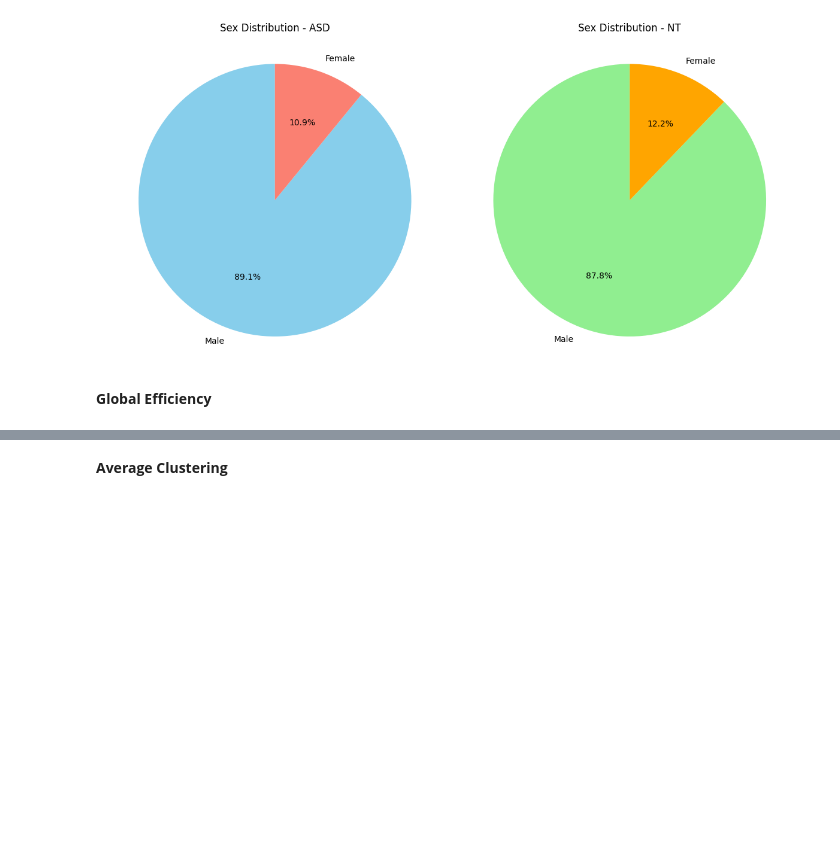
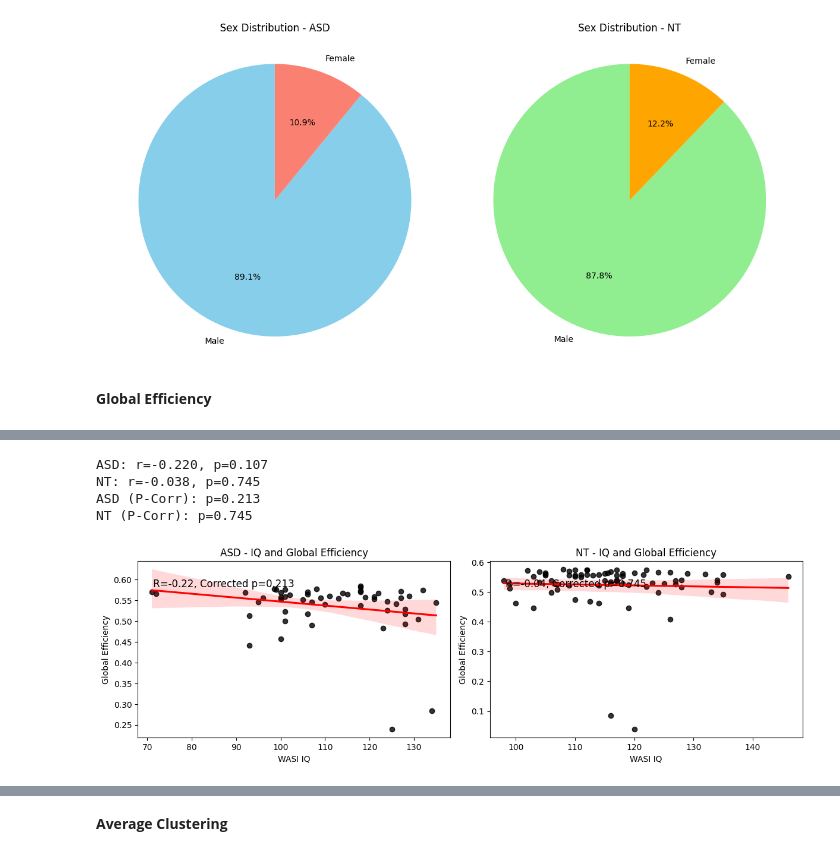
Before and after one commit to matthew-mcc/Connectomics, a Jupyter notebook: Research_Project/Binary_Notebooks/nonNodalResults.ipynb, the cells around one changed output, grey strips where cells are left out. Drawn from its saved outputs; the diff is of its cells as text; code cells hidden in the pictures; blank space fills up the shorter version.

```diff
--- a/Research_Project/Binary_Notebooks/nonNodalResults.ipynb
+++ b/Research_Project/Binary_Notebooks/nonNodalResults.ipynb
@@ -87,0 +180,55 @@ Text(0, 0.5, 'Global Efficiency')
+# %%
+# Plot settings
+fig = plt.figure(figsize=(12, 10))
+gs = GridSpec(2, 2, height_ratios=[1, 2], width_ratios=[1, 1])  # 2 rows, 2 columns, adjust ratios as needed
+
+# ASD group plot
+ax1 = fig.add_subplot(gs[0, 0])
+sns.regplot(x='IQ', y='Global Efficiency', data=condensed_df_asd, scatter_kws={"color": "black"}, line_kws={"color": "red"}, ax=ax1, fit_reg=True)
+ax1.set_title("ASD - IQ and Global Efficiency")
+ax1.set_xlabel("WASI IQ")
+ax1.set_ylabel("Global Efficiency")
+
+# NT group plot
+ax2 = fig.add_subplot(gs[0, 1])
+sns.regplot(x='IQ', y='Global Efficiency', data=condensed_df_nt, scatter_kws={"color": "black"}, line_kws={"color": "red"}, ax=ax2, fit_reg=True)
+ax2.set_title("NT - IQ and Global Efficiency")
+ax2.set_xlabel("WASI IQ")
+ax2.set_ylabel("Global Efficiency")
+
+# Compute Pearson correlation directly
+from scipy.stats import pearsonr
+
+# ASD group
+r_asd, p_asd = pearsonr(condensed_df_asd['IQ'], condensed_df_asd['Global Efficiency'])
+
+# NT group
+r_nt, p_nt = pearsonr(condensed_df_nt['IQ'], condensed_df_nt['Global Efficiency'])
+
+# Print results
+print(f"ASD: r={r_asd:.3f}, p={p_asd:.3f}")
+print(f"NT: r={r_nt:.3f}, p={p_nt:.3f}")
+
+# Adjust p-values for multiple comparisons
+from statsmodels.stats.multitest import multipletests
+p_values = [p_asd, p_nt]
+_, corrected_p_values, _, _ = multipletests(p_values, method='fdr_bh')
+
+p_asd_corrected, p_nt_corrected = corrected_p_values
+
+print(f"ASD (P-Corr): p={p_asd_corrected:.3f}")
+print(f"NT (P-Corr): p={p_nt_corrected:.3f}")
+# Add results to plots
+ax1.text(0.05, 0.90, f'R={r_asd:.2f}, Corrected p={p_asd_corrected:.3f}',
+         transform=ax1.transAxes, fontsize=12, verticalalignment='top')
+ax2.text(0.05, 0.90, f'R={r_nt:.2f}, Corrected p={p_nt_corrected:.3f}',
+         transform=ax2.transAxes, fontsize=12, verticalalignment='top')
+
+plt.tight_layout()
+plt.show()
+# %% [output]
+ASD: r=-0.220, p=0.107
+NT: r=-0.038, p=0.745
+ASD (P-Corr): p=0.213
+NT (P-Corr): p=0.745
+[figure, added]
```
Also changed, not shown: parts of 14 cells of this notebook, 7 other files.
